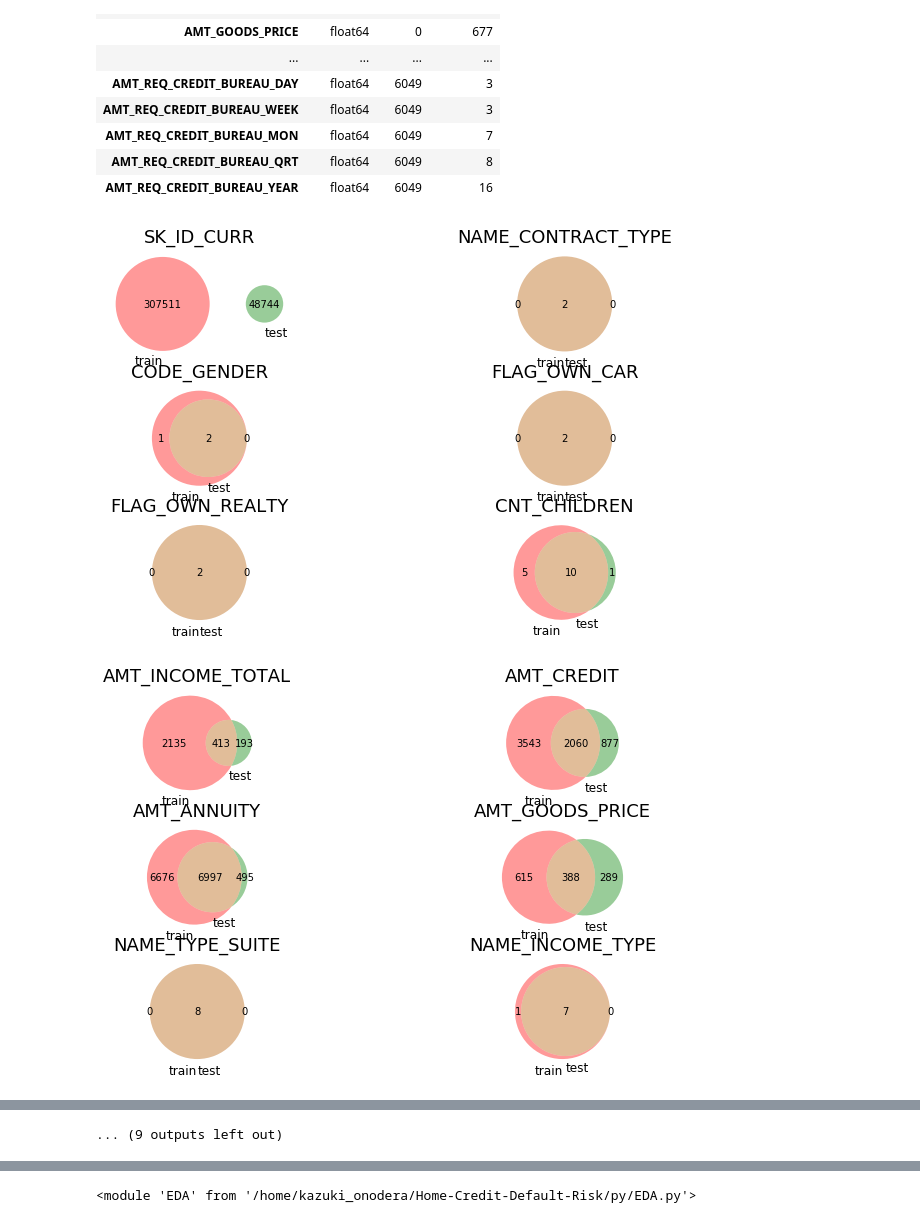
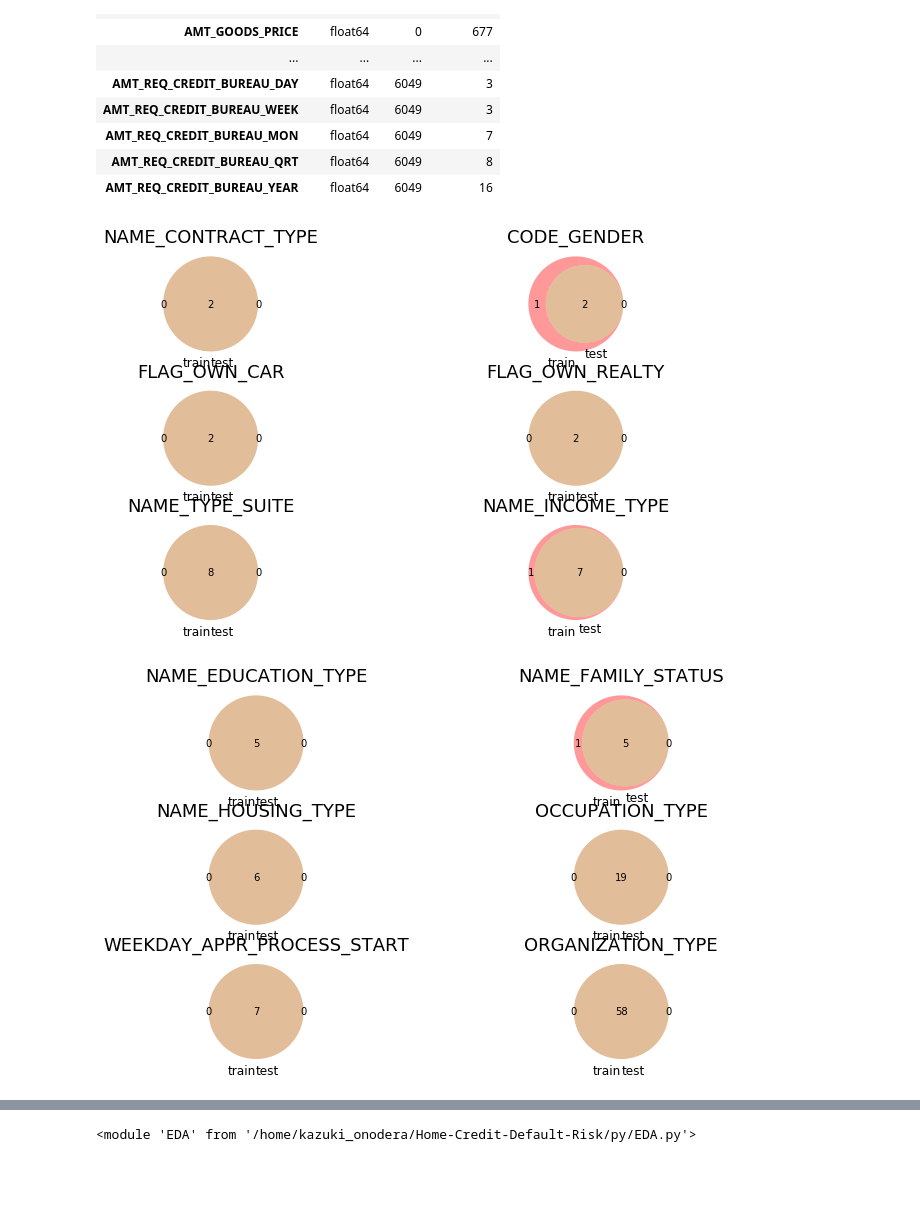
Before and after one commit to KazukiOnodera/Home-Credit-Default-Risk, a Jupyter notebook: py/EDA_001_train-test.ipynb, the cells around one changed output, grey strips where cells are left out. Drawn from its saved outputs; the diff is of its cells as text; code cells hidden in the pictures; blank space fills up the shorter version.

```diff
--- a/py/EDA_001_train-test.ipynb
+++ b/py/EDA_001_train-test.ipynb
@@ -86,10 +86,12 @@ Shape: (48744, 121)
 | AMT_REQ_CREDIT_BUREAU_MON | float64 | 6049 | 7 |
 | AMT_REQ_CREDIT_BUREAU_QRT | float64 | 6049 | 8 |
 | AMT_REQ_CREDIT_BUREAU_YEAR | float64 | 6049 | 16 |
+# %%
+obj_features = [c for c in train.columns if train[c].dtype=='O']
 # %%
-col = list(EDA.split_seq(test.columns, 6))
+col = list(EDA.split_seq(obj_features, 6))
 for c in col:
     EDA.venn_diagram(train, test, c, (12, 7))
 # %% [output]
-[figure, old version]
+[figure, new version]
-[figure, old version]
+[figure, new version]
@@ -106 +98,0 @@ for c in col:
-... (9 outputs left out)
```
Also changed, not shown: parts of 4 cells of this notebook, 9 other files.
